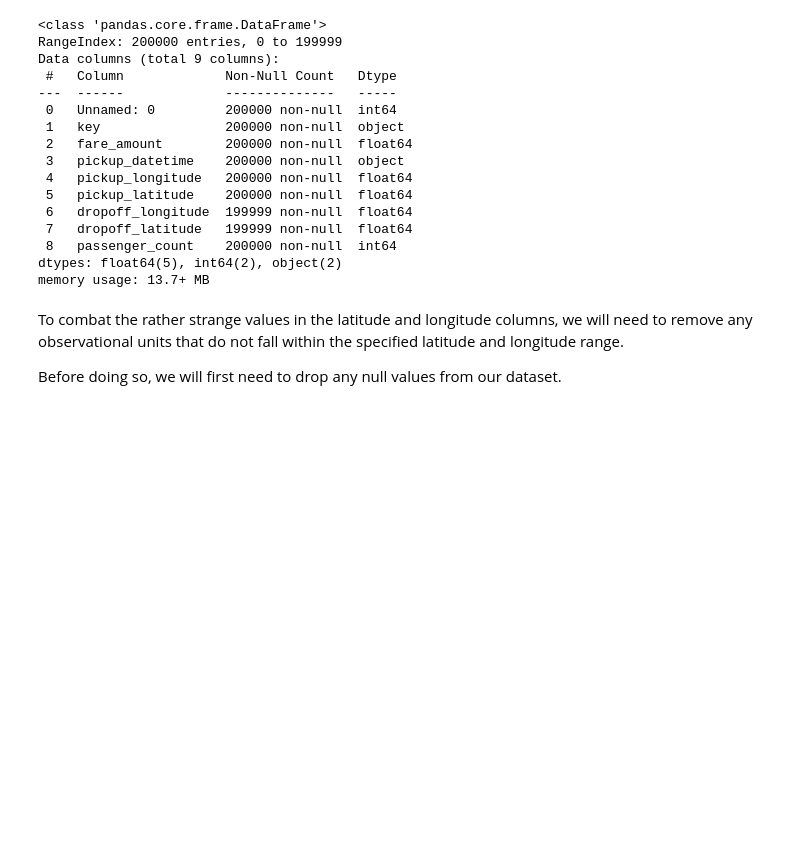
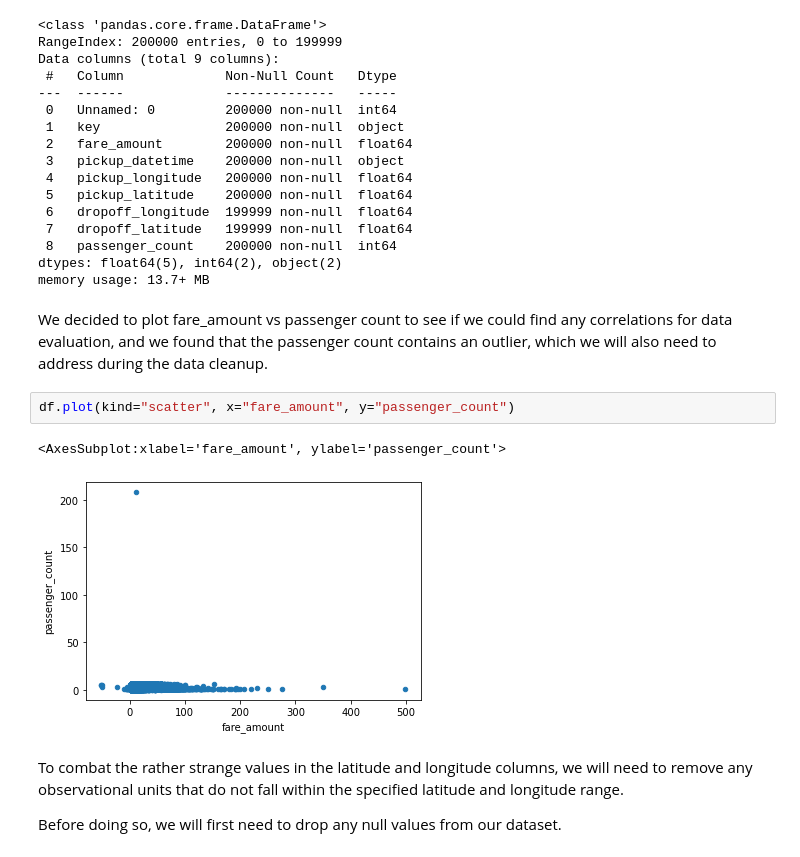
Before and after one commit to sofiamurillosanchez/cs5394-project03, a Jupyter notebook: Dataset-2.ipynb, the cells around one changed output. Cells and saved outputs as stored; diff of their text form; blank space fills up the shorter version.

```diff
--- a/Dataset-2.ipynb
+++ b/Dataset-2.ipynb
@@ -61,6 +61,13 @@ Data columns (total 9 columns):
  8   passenger_count    200000 non-null  int64
 dtypes: float64(5), int64(2), object(2)
 memory usage: 13.7+ MB
+# %% [markdown]
+We decided to plot fare_amount vs passenger count to see if we could find any correlations for data evaluation, and we found that the passenger count contains an outlier, which we will also need to address during the data cleanup.
+# %%
+df.plot(kind="scatter", x="fare_amount", y="passenger_count")
+# %% [output]
+<AxesSubplot:xlabel='fare_amount', ylabel='passenger_count'>
+[figure, added]
 # %% [markdown]
 To combat the rather strange values in the latitude and longitude columns, we will need to remove any observational units that do not fall within the specified latitude and longitude range.
 
```
Also changed, not shown: parts of 15 cells of this notebook.
